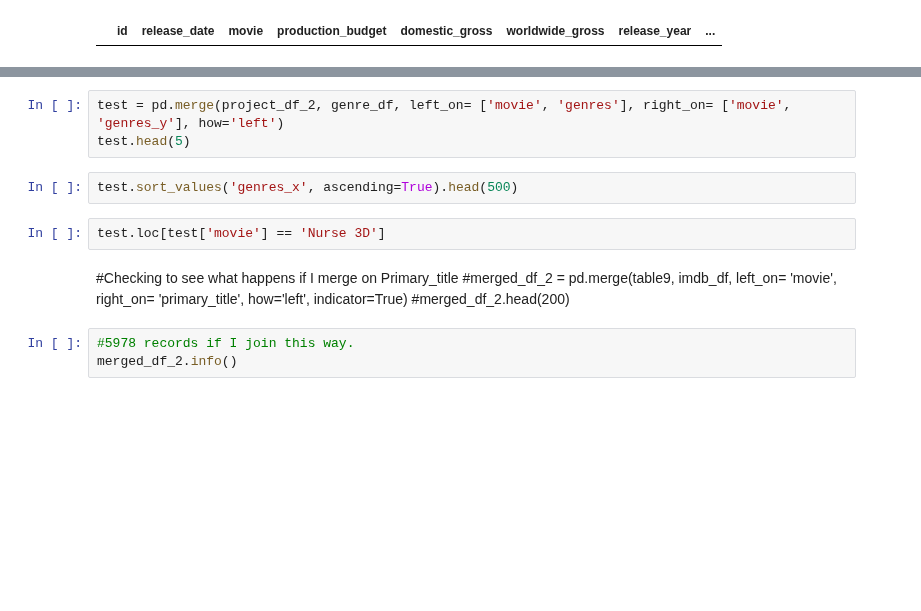
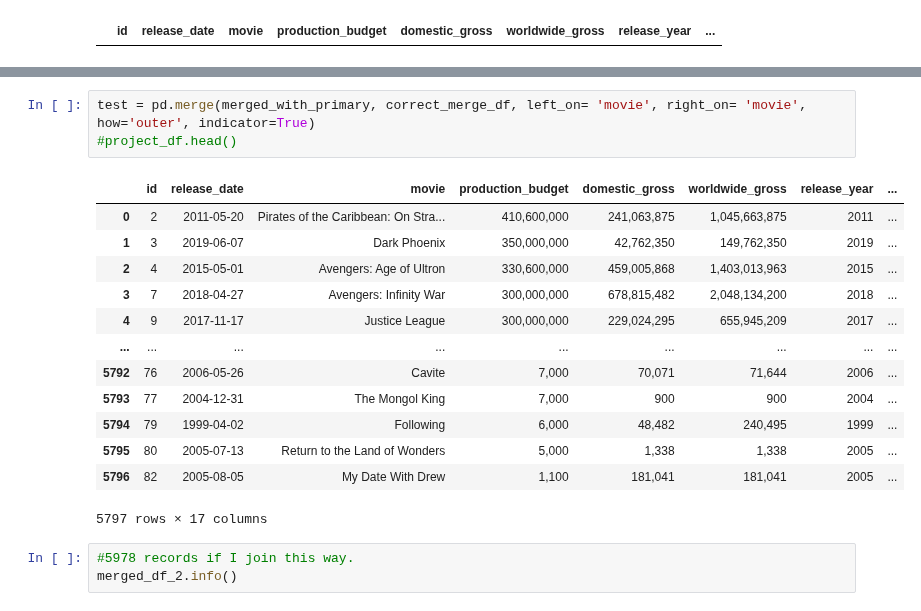
Before and after one commit to jxn628/dsc-phase-1-project, a Jupyter notebook: student.ipynb, the cells around one changed output, grey strips where cells are left out. Drawn from its saved outputs; the diff is of its cells as text; blank space fills up the shorter version.

```diff
--- a/student.ipynb
+++ b/student.ipynb
@@ -1152,14 +1231,20 @@ genre_df.head()
 # %%
-test = pd.merge(project_df_2, genre_df, left_on= ['movie', 'genres'], right_on= ['movie', 'genres_y'], how='left')
-test.head(5)
+test = pd.merge(merged_with_primary, correct_merge_df, left_on= 'movie', right_on= 'movie', how='outer', indicator=True)
+#project_df.head()
+# %% [output]
+|  | id | release_date | movie | production_budget | domestic_gross | worldwide_gross | release_year | ... |
+| 0 | 2 | 2011-05-20 | Pirates of the Caribbean: On Stra... | 410,600,000 | 241,063,875 | 1,045,663,875 | 2011 | ... |
+| 1 | 3 | 2019-06-07 | Dark Phoenix | 350,000,000 | 42,762,350 | 149,762,350 | 2019 | ... |
+| 2 | 4 | 2015-05-01 | Avengers: Age of Ultron | 330,600,000 | 459,005,868 | 1,403,013,963 | 2015 | ... |
+| 3 | 7 | 2018-04-27 | Avengers: Infinity War | 300,000,000 | 678,815,482 | 2,048,134,200 | 2018 | ... |
+| 4 | 9 | 2017-11-17 | Justice League | 300,000,000 | 229,024,295 | 655,945,209 | 2017 | ... |
+| ... | ... | ... | ... | ... | ... | ... | ... | ... |
+| 5792 | 76 | 2006-05-26 | Cavite | 7,000 | 70,071 | 71,644 | 2006 | ... |
+| 5793 | 77 | 2004-12-31 | The Mongol King | 7,000 | 900 | 900 | 2004 | ... |
+| 5794 | 79 | 1999-04-02 | Following | 6,000 | 48,482 | 240,495 | 1999 | ... |
+| 5795 | 80 | 2005-07-13 | Return to the Land of Wonders | 5,000 | 1,338 | 1,338 | 2005 | ... |
+| 5796 | 82 | 2005-08-05 | My Date With Drew | 1,100 | 181,041 | 181,041 | 2005 | ... |
+5797 rows × 17 columns
-# %%
-test.sort_values('genres_x', ascending=True).head(500)
-# %%
-test.loc[test['movie'] == 'Nurse 3D']
-# %% [markdown]
-#Checking to see what happens if I merge on Primary_title
-#merged_df_2 = pd.merge(table9, imdb_df, left_on= 'movie', right_on= 'primary_title', how='left', indicator=True)
-#merged_df_2.head(200)
 # %%
 #5978 records if I join this way.
 merged_df_2.info()
```
Also changed, not shown: parts of 92 cells of this notebook.
